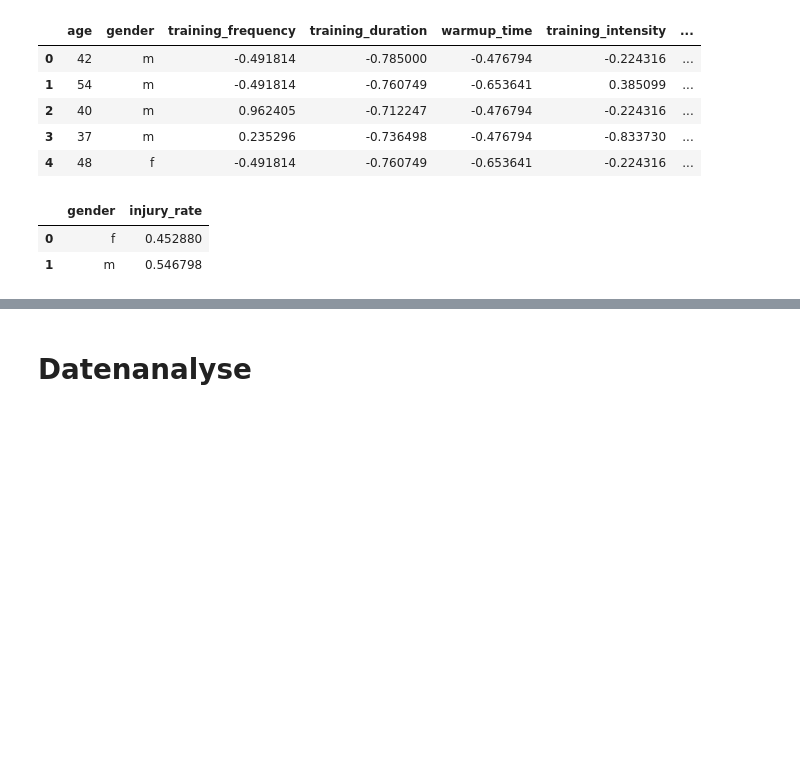
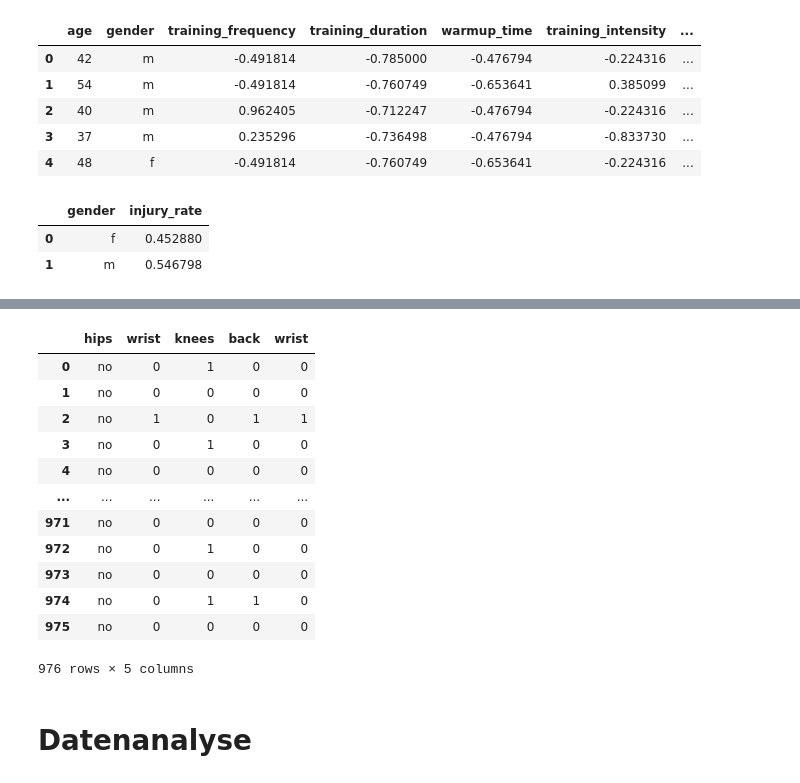
Before and after one commit to ramonator00/bina, a Jupyter notebook: BINA_Semesterarbeit.ipynb, the cells around one changed output, grey strips where cells are left out. Drawn from its saved outputs; the diff is of its cells as text; code cells hidden in the pictures; blank space fills up the shorter version.

```diff
--- a/BINA_Semesterarbeit.ipynb
+++ b/BINA_Semesterarbeit.ipynb
@@ -303,3 +315,21 @@ GROUP BY gender
+# %%
+pd.read_sql("""
+SELECT hips, wrist, knees, back, wrist from wl_raw
+""", conn)
+# %% [output]
+|  | hips | wrist | knees | back | wrist |
+| 0 | no | 0 | 1 | 0 | 0 |
+| 1 | no | 0 | 0 | 0 | 0 |
+| 2 | no | 1 | 0 | 1 | 1 |
+| 3 | no | 0 | 1 | 0 | 0 |
+| 4 | no | 0 | 0 | 0 | 0 |
+| ... | ... | ... | ... | ... | ... |
+| 971 | no | 0 | 0 | 0 | 0 |
+| 972 | no | 0 | 1 | 0 | 0 |
+| 973 | no | 0 | 0 | 0 | 0 |
+| 974 | no | 0 | 1 | 1 | 0 |
+| 975 | no | 0 | 0 | 0 | 0 |
+976 rows × 5 columns
 # %% [markdown]
 # Datenanalyse
 # %% [markdown]
```
Also changed, not shown: parts of 8 cells of this notebook.
